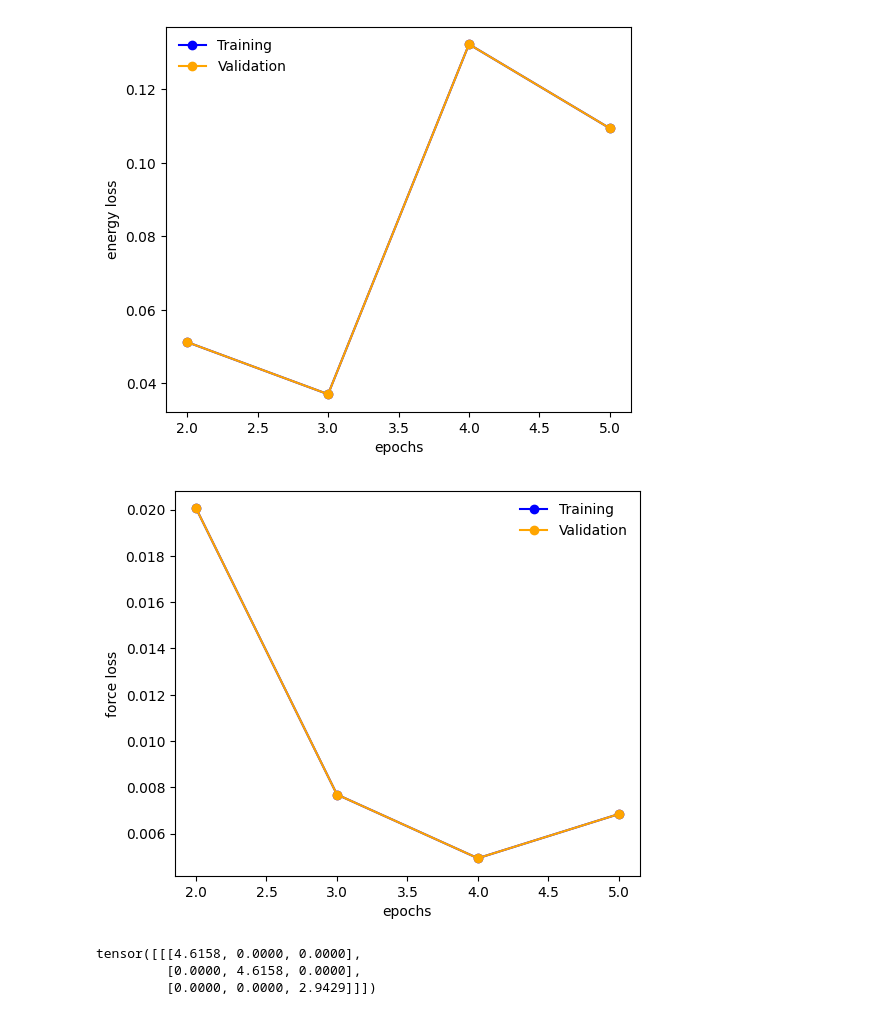
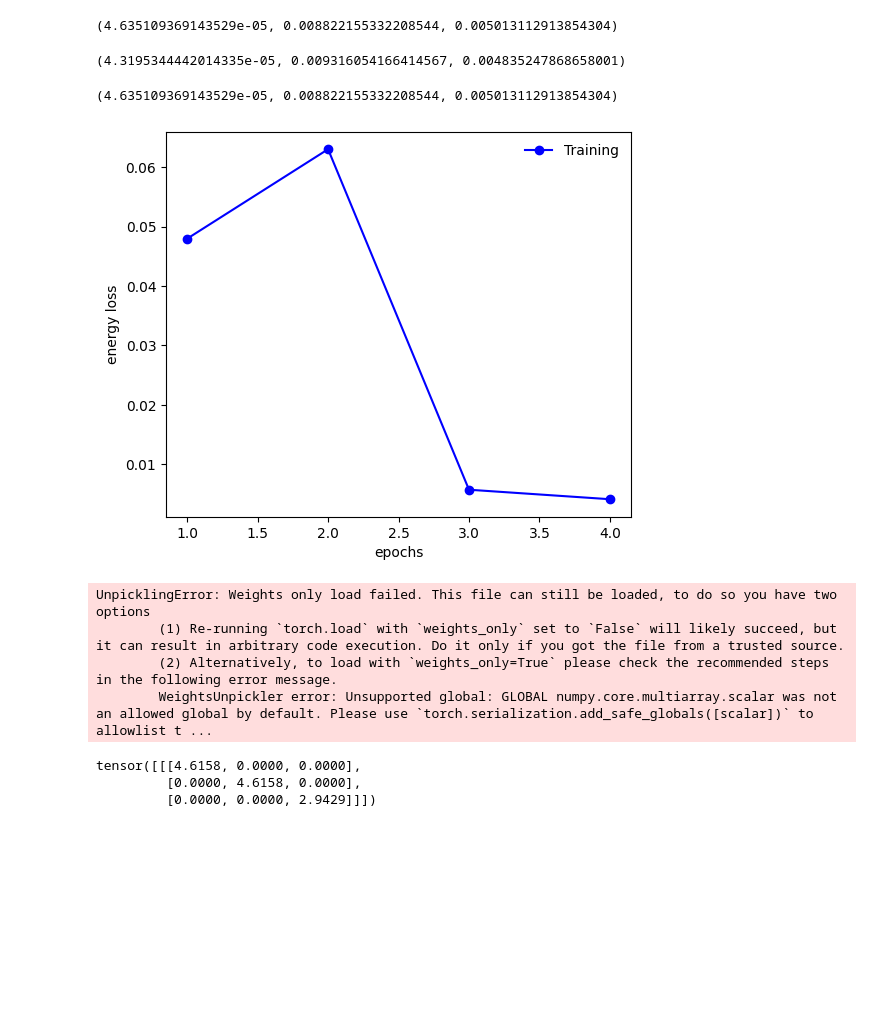
Before and after one commit to Dzung93/Simple_EGNN, a Jupyter notebook: EGNN.ipynb, the cells around one changed output. Cells and saved outputs as stored; diff of their text form; code cells hidden in the pictures; blank space fills up the shorter version.

```diff
--- a/EGNN.ipynb
+++ b/EGNN.ipynb
@@ -184,0 +230,8 @@ history
+# %%
+evaluate(model, dat_train, loss_fn, loss_fn_mae, loss_fn_mse, device)
+# %% [output]
+(4.635109369143529e-05, 0.008822155332208544, 0.005013112913854304)
+# %%
+evaluate(model, dat_val, loss_fn, loss_fn_mae, loss_fn_mse, device)
+# %% [output]
+(4.3195344442014335e-05, 0.009316054166414567, 0.004835247868658001)
@@ -185,23 +241,27 @@ history
+# %%
+evaluate(model, dat_train, loss_fn, loss_fn_mae, loss_fn_mse, device)
+# %% [output]
+(4.635109369143529e-05, 0.008822155332208544, 0.005013112913854304)
 # %%
-run_name = 'model_241109'
+run_name = 'model_241214'
 
-history = torch.load(run_name + '.torch', map_location=device)['history'][1:]
-steps = [d['step'] + 1 for d in history]
-loss_train = [d['train']['loss_e'] for d in history]
-loss_valid = [d['valid']['loss_e'] for d in history]
+history = torch.load(run_name + '.torch', map_location='cpu')['history'][:]
+steps = [d['epoch'] + 1 for d in history]
+loss_train = [d['batch']['loss'] for d in history]
+#loss_valid = [d['batch']['loss_e'] for d in history]
 
 fig, ax = plt.subplots(figsize=(6,5))
 ax.plot(steps, loss_train, 'o-', label="Training", color='blue')
-ax.plot(steps, loss_valid, 'o-', label="Validation", color='orange')
+#ax.plot(steps, loss_valid, 'o-', label="Validation", color='orange')
 ax.set_xlabel('epochs')
 ax.set_ylabel('energy loss')
 ax.legend(frameon=False);
 # %% [output]
-[figure, old version]
+[figure, new version]
 # %%
-run_name = 'model_241109'
+# run_name = 'model_241119'
 
-history = torch.load(run_name + '.torch', map_location=device)['history'][1:]
+history = torch.load(run_name + '.torch', map_location='cpu', weights_only=True)['history'][1:]
 steps = [d['step'] + 1 for d in history]
 loss_train = [d['train']['loss_f'] for d in history]
 loss_valid = [d['valid']['loss_f'] for d in history]
@@ -213,7 +273,10 @@ ax.set_xlabel('epochs')
 ax.set_ylabel('force loss')
 ax.legend(frameon=False);
 # %% [output]
-[figure, removed]
+UnpicklingError: Weights only load failed. This file can still be loaded, to do so you have two options
+        (1) Re-running `torch.load` with `weights_only` set to `False` will likely succeed, but it can result in arbitrary code execution. Do it only if you got the file from a trusted source.
+        (2) Alternatively, to load with `weights_only=True` please check the recommended steps in the following error message.
+        WeightsUnpickler error: Unsupported global: GLOBAL numpy.core.multiarray.scalar was not an allowed global by default. Please use `torch.serialization.add_safe_globals([scalar])` to allowlist t ...
 # %%
 d_load_train.dataset[0].lattice
 # %% [output]
```
Also changed, not shown: parts of 41 cells of this notebook.
